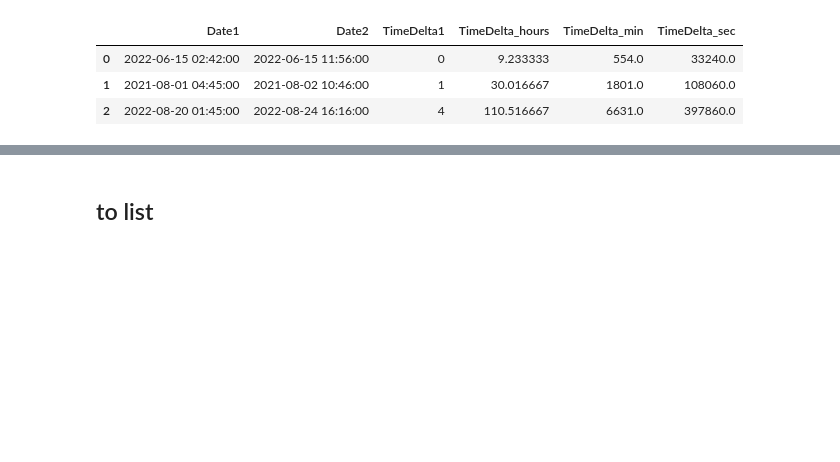
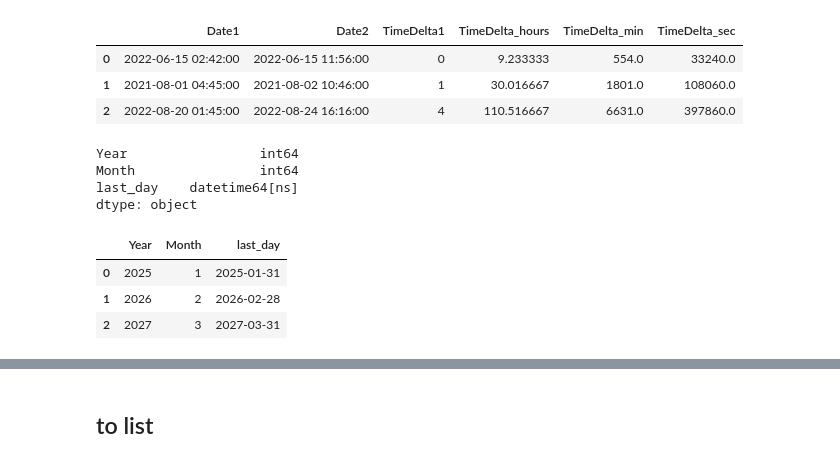
Before and after one commit to EvgeniiZorin/Handbook_Data-Science, a Jupyter notebook: _Pandas.ipynb, the cells around one changed output, grey strips where cells are left out. Cells and saved outputs as stored; diff of their text form; code cells hidden in the pictures; blank space fills up the shorter version.

```diff
--- a/_Pandas.ipynb
+++ b/_Pandas.ipynb
@@ -2753,3 +2782,38 @@ df
 | 0 | 2022-06-15 02:42:00 | 2022-06-15 11:56:00 | 0 | 9.233333 | 554.0 | 33240.0 |
 | 1 | 2021-08-01 04:45:00 | 2021-08-02 10:46:00 | 1 | 30.016667 | 1801.0 | 108060.0 |
 | 2 | 2022-08-20 01:45:00 | 2022-08-24 16:16:00 | 4 | 110.516667 | 6631.0 | 397860.0 |
+# %%
+"""
+For Pandas dataframe,
+get last day for the given month of a given year.
+"""
+import pandas as pd
+
+df = pd.DataFrame({
+    'Year': [2025, 2026, 2027],
+    'Month': [1, 2, 3]
+})
+
+### Solution 1
+# df['last_day'] = pd.to_datetime({
+#     'year': df['Year'],
+#     'month': df['Month'],
+#     'day': [1]*len(df)
+# }) + pd.offsets.MonthEnd(0)
+
+### Solution 2
+df['last_day'] = df['Year'].astype(str) + '-' + df['Month'].astype(str) + '-01'
+df['last_day'] = pd.to_datetime(df['last_day'])
+df['last_day'] = df['last_day'] + pd.offsets.MonthEnd(0)
+
+print(df.dtypes)
+df
+# %% [output]
+Year                 int64
+Month                int64
+last_day    datetime64[ns]
+dtype: object
+|  | Year | Month | last_day |
+| 0 | 2025 | 1 | 2025-01-31 |
+| 1 | 2026 | 2 | 2026-02-28 |
+| 2 | 2027 | 3 | 2027-03-31 |
```
Also changed, not shown: parts of 5 cells of this notebook, 3 other files.
